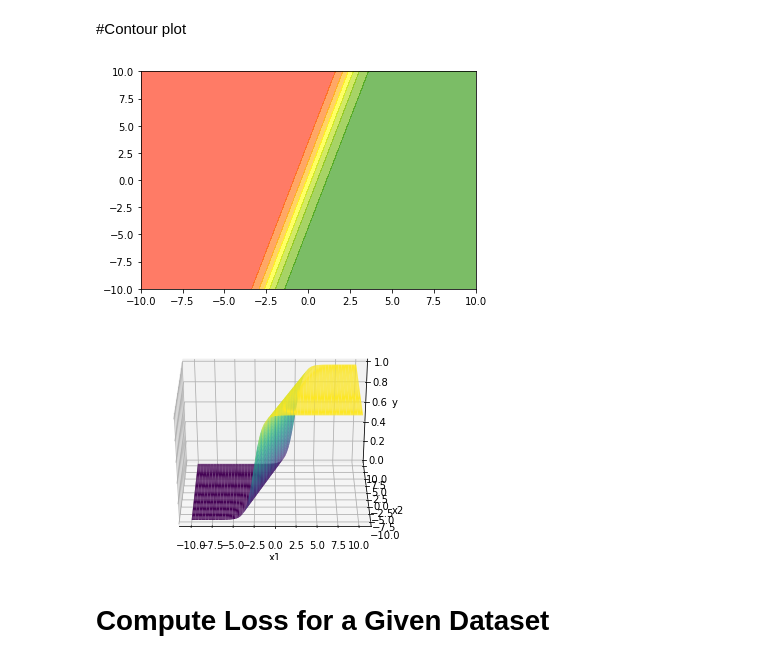
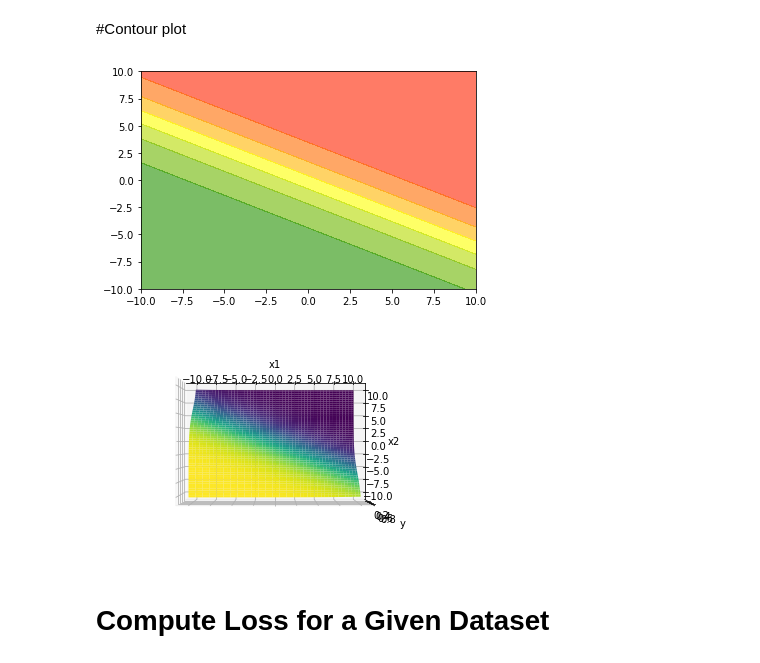
Before and after one commit to sagar9926/ImportantConcepts-, a Jupyter notebook: Python/Sigmoid_Neuron.ipynb, the cells around one changed output. Saved outputs shown, nothing was run; the diff lists cells and outputs as text; code cells hidden in the pictures.

```diff
--- a/Python/Sigmoid_Neuron.ipynb
+++ b/Python/Sigmoid_Neuron.ipynb
@@ -60,7 +60,7 @@ print(x)
 [[1 2]
  [1 2]]
 # %%
-w1 = 2
+w1 = -0.3
 w2 = -0.5
 b = 0
 Y = sigmoid_2d(XX1, XX2, w1, w2, b)
@@ -73,18 +73,18 @@ my_cmap = matplotlib.colors.LinearSegmentedColormap.from_list("",["red","yellow"
 plt.contourf(XX1,XX2,Y,cmap = my_cmap,alpha = 0.6)
 plt.show()
 # %% [output]
-[figure, old version]
+[figure, new version]
 # %%
 fig = plt.figure()
 ax = plt.axes(projection='3d')
 ax.plot_surface(XX1, XX2, Y, cmap='viridis')
 ax.set_xlabel('x1')
 ax.set_ylabel('x2')
 ax.set_zlabel('y')
 
-ax.view_init(30, 270)
+ax.view_init(90, 270) #90 means vieing from the top
 # %% [output]
-[figure, old version]
+[figure, new version]
 # %% [markdown]
 # Compute Loss for a Given Dataset
 # %%
```
